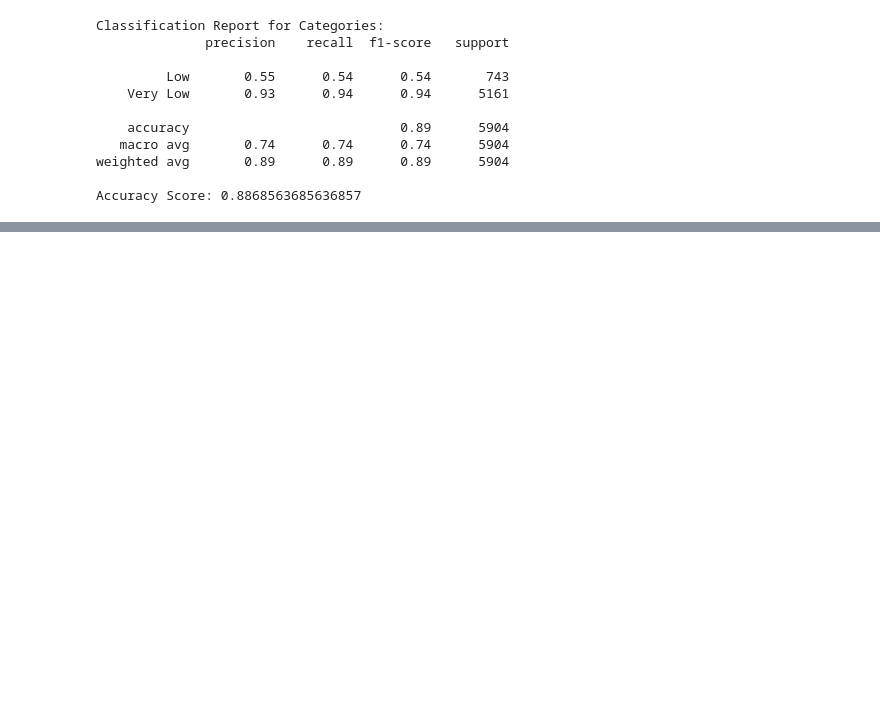
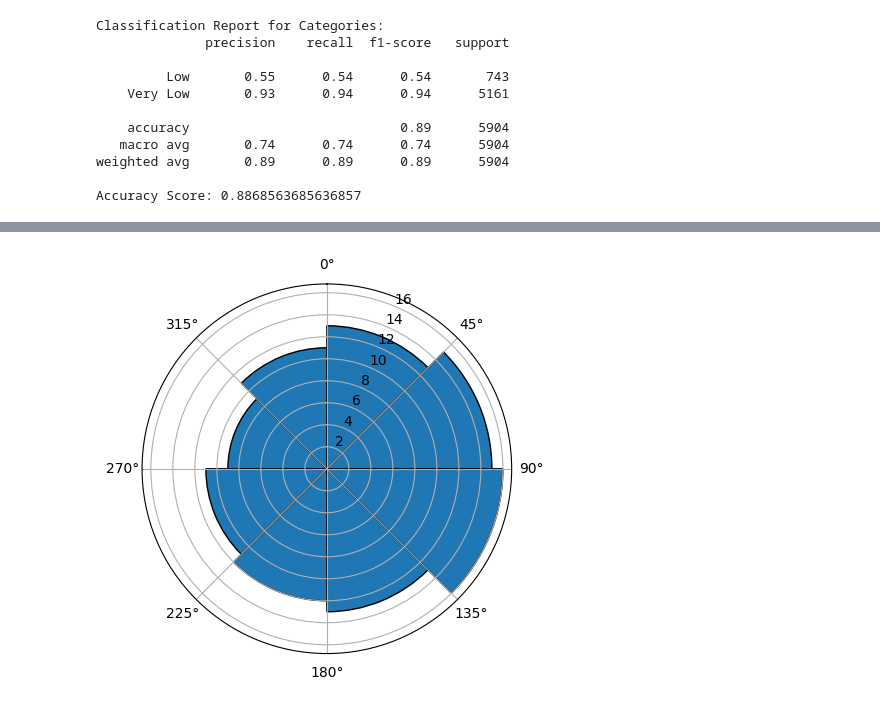
Before and after one commit to soroush62/Python-oceanography-analysis-data-application, a Jupyter notebook: Python Files/test.ipynb, the cells around one changed output, grey strips where cells are left out. Drawn from its saved outputs; the diff is of its cells as text; code cells hidden in the pictures; blank space fills up the shorter version.

Commit message:
create real time diagram

```diff
--- a/Python Files/test.ipynb
+++ b/Python Files/test.ipynb
@@ -606,0 +473,18 @@ You can set `force_col_wise=true` to remove the overhead.
+# %%
+import matplotlib.pyplot as plt
+import numpy as np
+
+# Example wind directions in degrees
+wind_degrees = np.random.rand(100) * 360  # Random wind directions
+
+fig, ax = plt.subplots(subplot_kw={'projection': 'polar'})
+hist, bins = np.histogram(wind_degrees, bins=np.arange(0, 360 + 45, 45))
+center = (bins[:-1] + bins[1:]) / 2
+
+ax.bar(center * np.pi / 180, hist, align='center', width=np.deg2rad(45), edgecolor='black')
+ax.set_theta_zero_location('N')  # Set 0 degrees to the North
+ax.set_theta_direction(-1)  # Clockwise
+
+plt.show()
+# %% [output]
+[figure, added]
```
Also changed, not shown: parts of 4 cells of this notebook, 7 other files.
